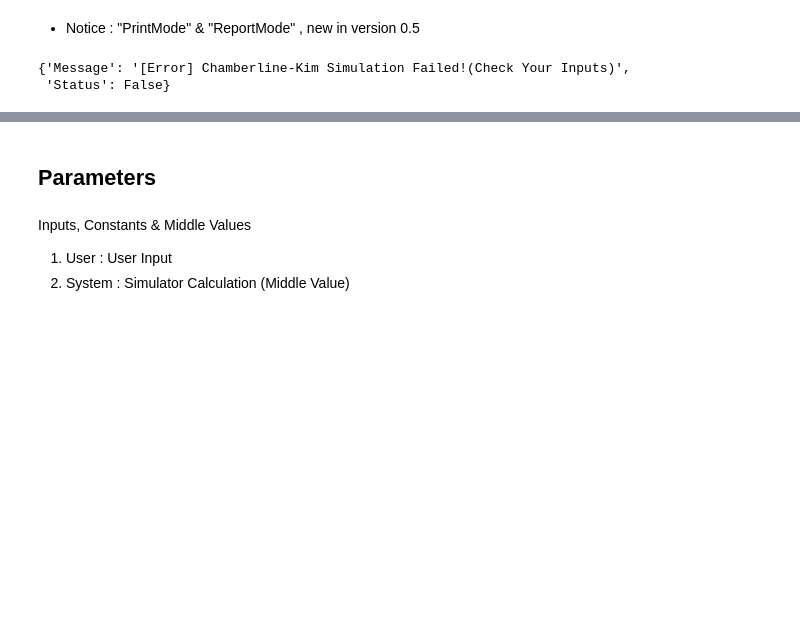
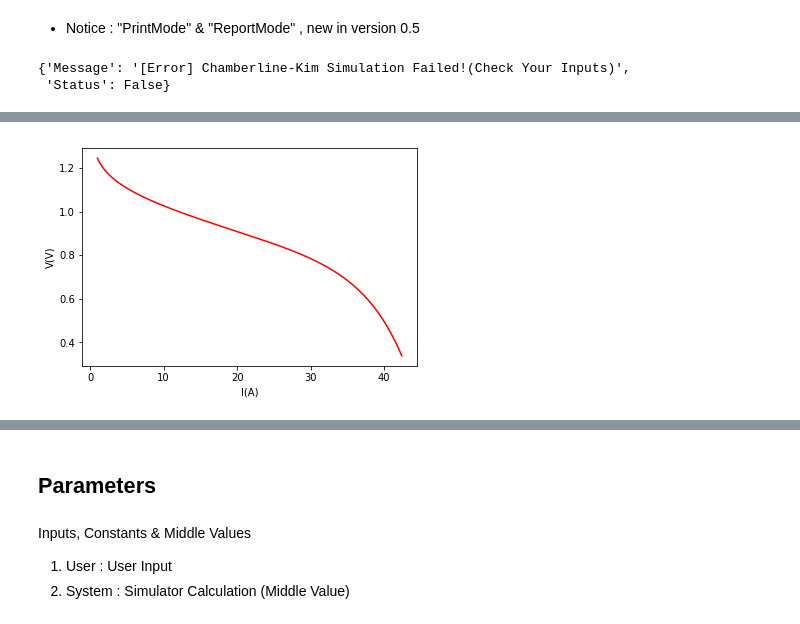
Before and after one commit to ECSIM/opem, a Jupyter notebook: Documents/Chamberline_Kim.ipynb, the cells around one changed output, grey strips where cells are left out. Drawn from its saved outputs; the diff is of its cells as text; code cells hidden in the pictures; blank space fills up the shorter version.

```diff
--- a/Documents/Chamberline_Kim.ipynb
+++ b/Documents/Chamberline_Kim.ipynb
@@ -216,0 +246,4 @@ Static_Analysis(InputMethod={},TestMode=True,PrintMode=False,ReportMode=True)
+# %%
+plot_func(data["I"],data["V"],"I(A)","V(V)","red")
+# %% [output]
+[figure, added]
```
Also changed, not shown: parts of 12 cells of this notebook, 5 other files.
